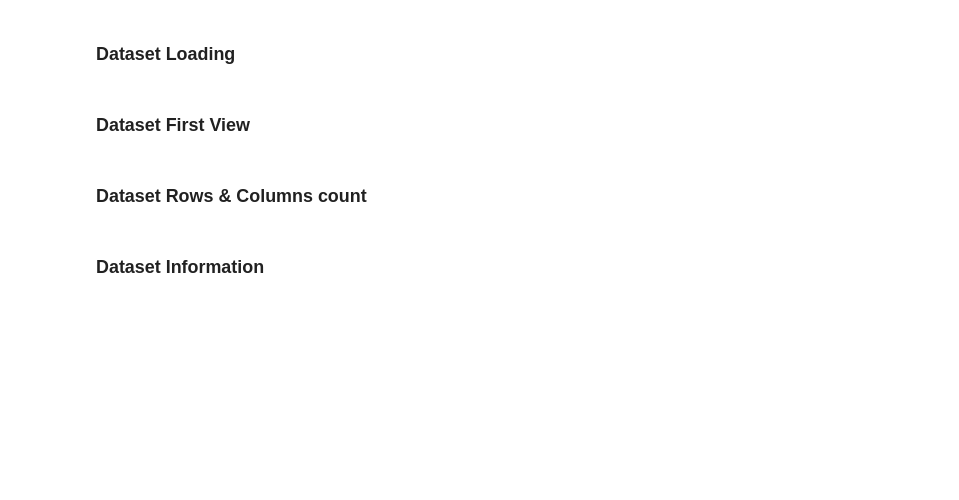
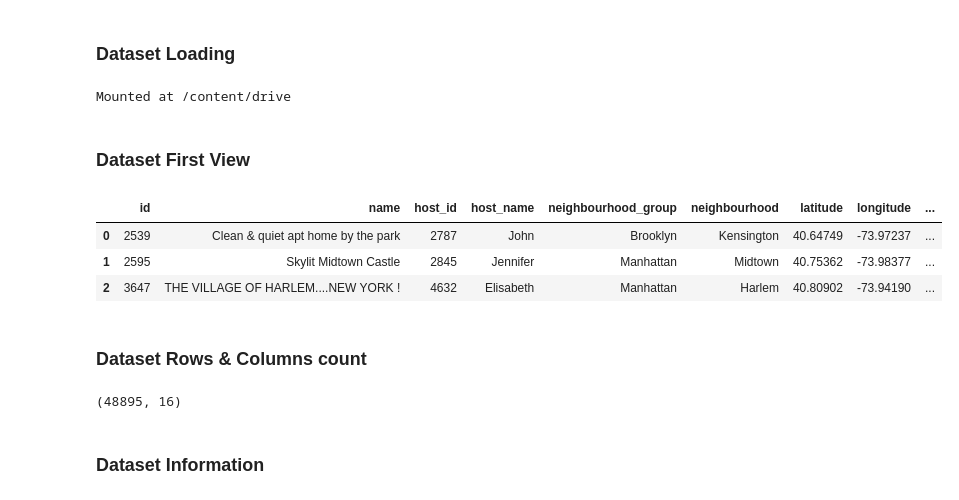
Before and after one commit to david-paul-m/Python-EDA, a Jupyter notebook: David_PY_EDA_AirBnb_Bookings_Analysis.ipynb, the cells around one changed output. Saved outputs shown, nothing was run; the diff lists cells and outputs as text; code cells hidden in the pictures; blank space fills up the shorter version.

```diff
--- a/David_PY_EDA_AirBnb_Bookings_Analysis.ipynb
+++ b/David_PY_EDA_AirBnb_Bookings_Analysis.ipynb
@@ -71,0 +84,5 @@ M - Multivariate Analysis
+# %%
+from google.colab import drive
+drive.mount('/content/drive')
+# %% [output]
+Mounted at /content/drive
@@ -73,10 +93,19 @@ M - Multivariate Analysis
 ### Dataset First View
 # %%
 # Dataset First Look
+airbnb_df.head(3)
+# %% [output]
+|  | id | name | host_id | host_name | neighbourhood_group | neighbourhood | latitude | longitude | ... |
+| 0 | 2539 | Clean & quiet apt home by the park | 2787 | John | Brooklyn | Kensington | 40.64749 | -73.97237 | ... |
+| 1 | 2595 | Skylit Midtown Castle | 2845 | Jennifer | Manhattan | Midtown | 40.75362 | -73.98377 | ... |
+| 2 | 3647 | THE VILLAGE OF HARLEM....NEW YORK ! | 4632 | Elisabeth | Manhattan | Harlem | 40.80902 | -73.94190 | ... |
 # %% [markdown]
 ### Dataset Rows & Columns count
 # %%
 # Dataset Rows & Columns count
+airbnb_df.shape
+# %% [output]
+(48895, 16)
 # %% [markdown]
 ### Dataset Information
 # %%
```
Also changed, not shown: parts of 17 cells of this notebook.
